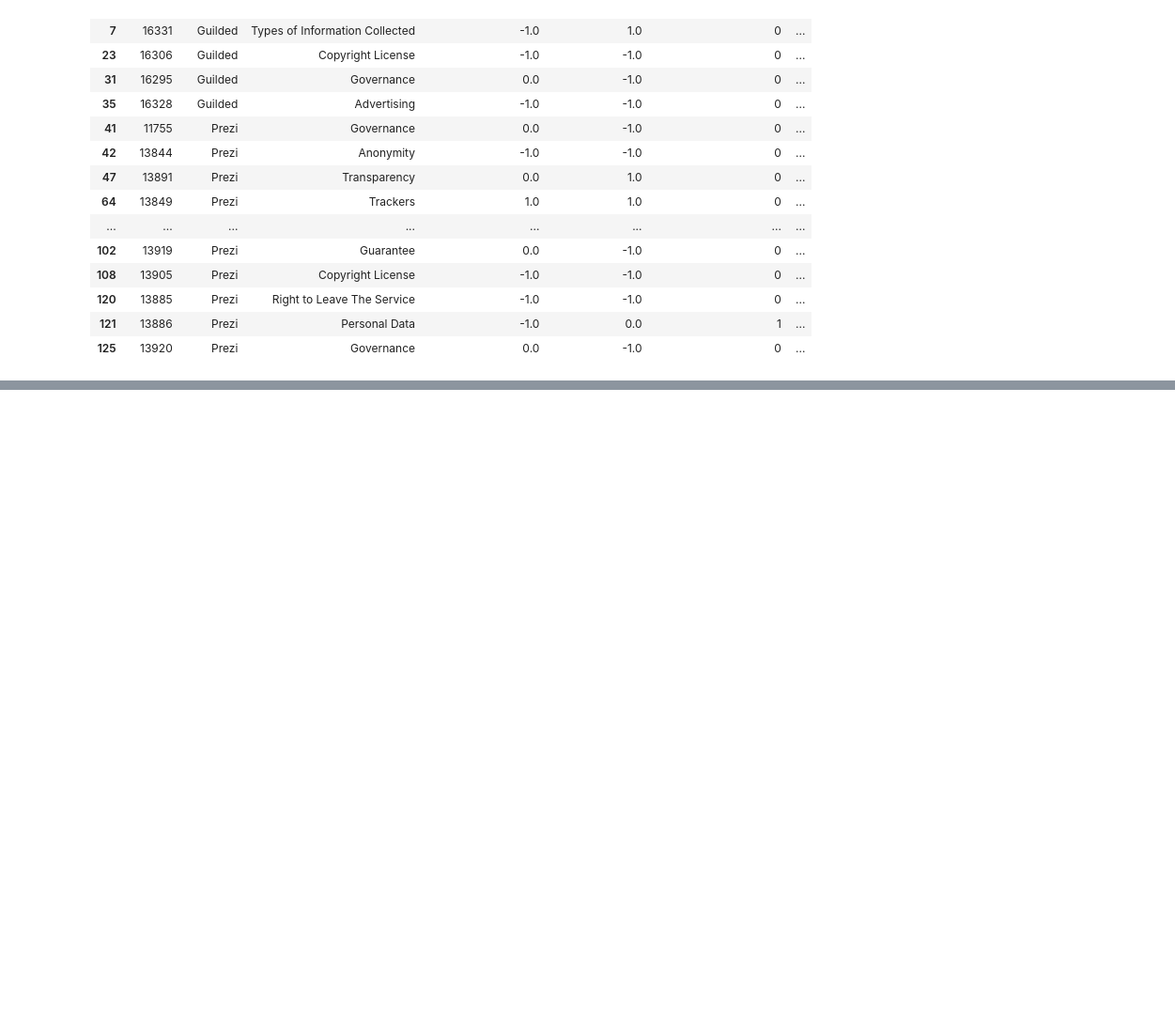
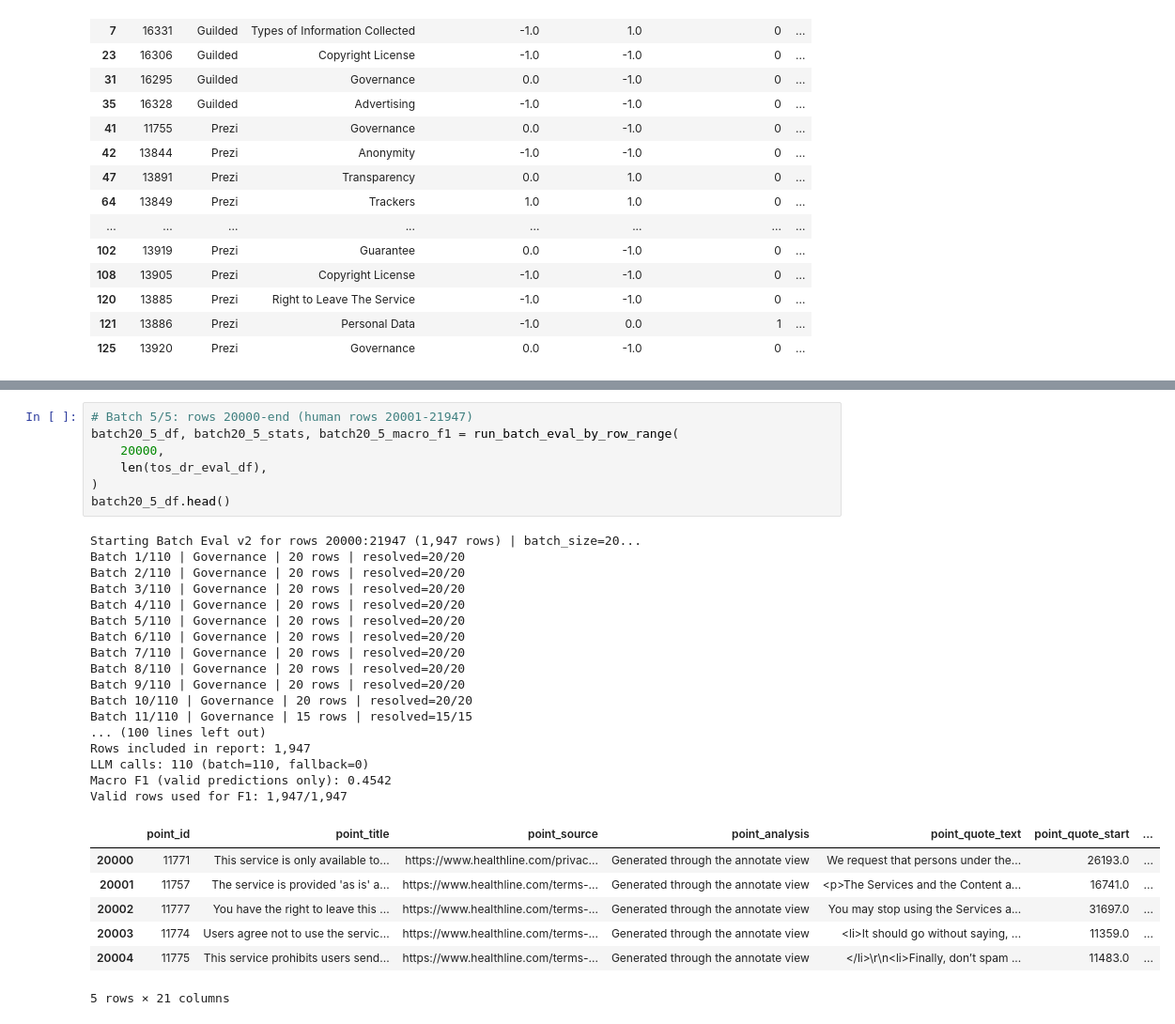
Before and after one commit to riki-11/lawgic, a Jupyter notebook: notebooks/tos_dr/tos_dr_evaluation.ipynb, the cells around one changed output, grey strips where cells are left out. Shown at 94% size. Saved outputs shown, nothing was run; the diff lists cells and outputs as text; blank space fills up the shorter version.

```diff
--- a/notebooks/tos_dr/tos_dr_evaluation.ipynb
+++ b/notebooks/tos_dr/tos_dr_evaluation.ipynb
@@ -1221,0 +1486,32 @@ Validation disagreements (batch_size=20): 161 / 1,000
+# %%
+# Batch 5/5: rows 20000-end (human rows 20001-21947)
+batch20_5_df, batch20_5_stats, batch20_5_macro_f1 = run_batch_eval_by_row_range(
+    20000,
+    len(tos_dr_eval_df),
+)
+batch20_5_df.head()
+# %% [output]
+Starting Batch Eval v2 for rows 20000:21947 (1,947 rows) | batch_size=20...
+Batch 1/110 | Governance | 20 rows | resolved=20/20
+Batch 2/110 | Governance | 20 rows | resolved=20/20
+Batch 3/110 | Governance | 20 rows | resolved=20/20
+Batch 4/110 | Governance | 20 rows | resolved=20/20
+Batch 5/110 | Governance | 20 rows | resolved=20/20
+Batch 6/110 | Governance | 20 rows | resolved=20/20
+Batch 7/110 | Governance | 20 rows | resolved=20/20
+Batch 8/110 | Governance | 20 rows | resolved=20/20
+Batch 9/110 | Governance | 20 rows | resolved=20/20
+Batch 10/110 | Governance | 20 rows | resolved=20/20
+Batch 11/110 | Governance | 15 rows | resolved=15/15
+... (100 lines left out)
+Rows included in report: 1,947
+LLM calls: 110 (batch=110, fallback=0)
+Macro F1 (valid predictions only): 0.4542
+Valid rows used for F1: 1,947/1,947
+|  | point_id | point_title | point_source | point_analysis | point_quote_text | point_quote_start | ... |
+| 20000 | 11771 | This service is only available to... | https://www.healthline.com/privac... | Generated through the annotate view | We request that persons under the... | 26193.0 | ... |
+| 20001 | 11757 | The service is provided 'as is' a... | https://www.healthline.com/terms-... | Generated through the annotate view | <p>The Services and the Content a... | 16741.0 | ... |
+| 20002 | 11777 | You have the right to leave this ... | https://www.healthline.com/terms-... | Generated through the annotate view | You may stop using the Services a... | 31697.0 | ... |
+| 20003 | 11774 | Users agree not to use the servic... | https://www.healthline.com/terms-... | Generated through the annotate view | <li>It should go without saying, ... | 11359.0 | ... |
+| 20004 | 11775 | This service prohibits users send... | https://www.healthline.com/terms-... | Generated through the annotate view | </li>\r\n<li>Finally, don’t spam ... | 11483.0 | ... |
+5 rows × 21 columns
```
Also changed, not shown: parts of 11 cells of this notebook, 6 other files.
